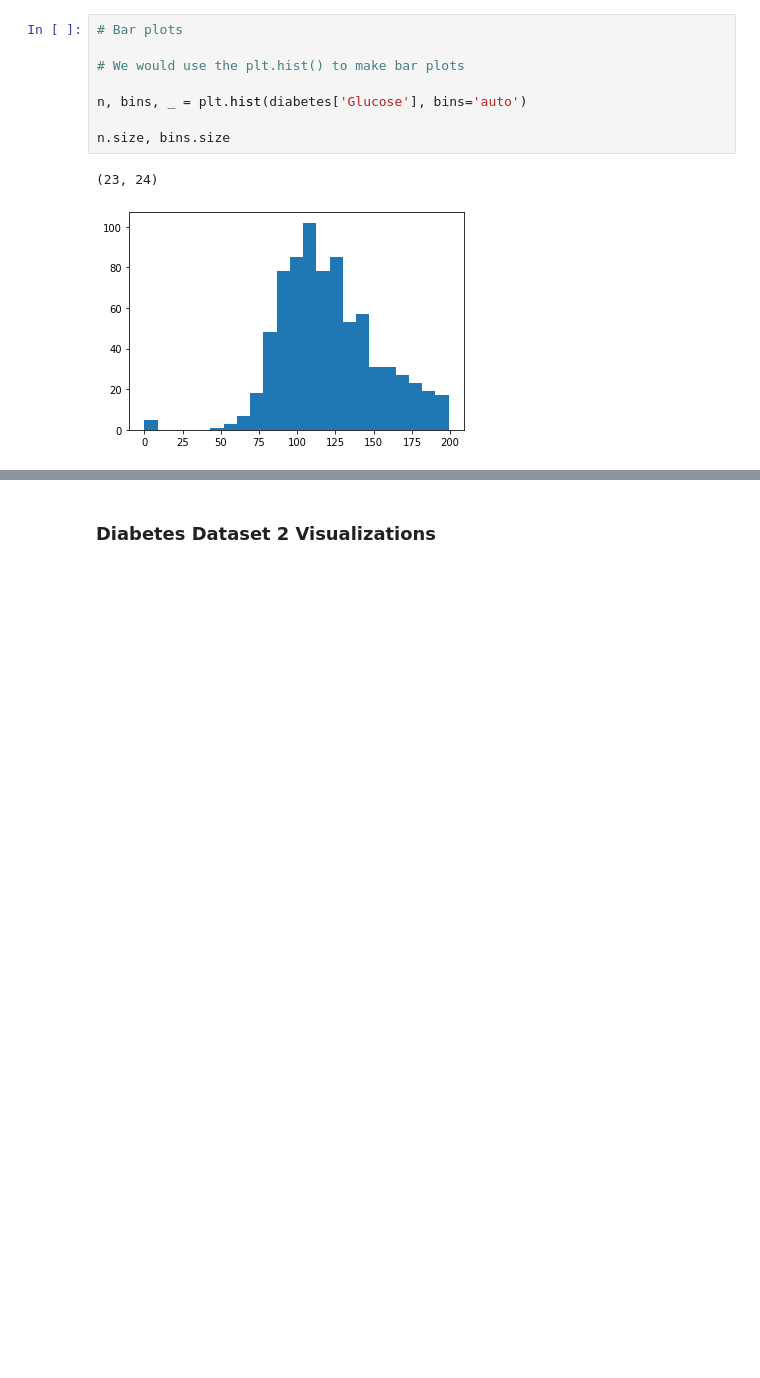
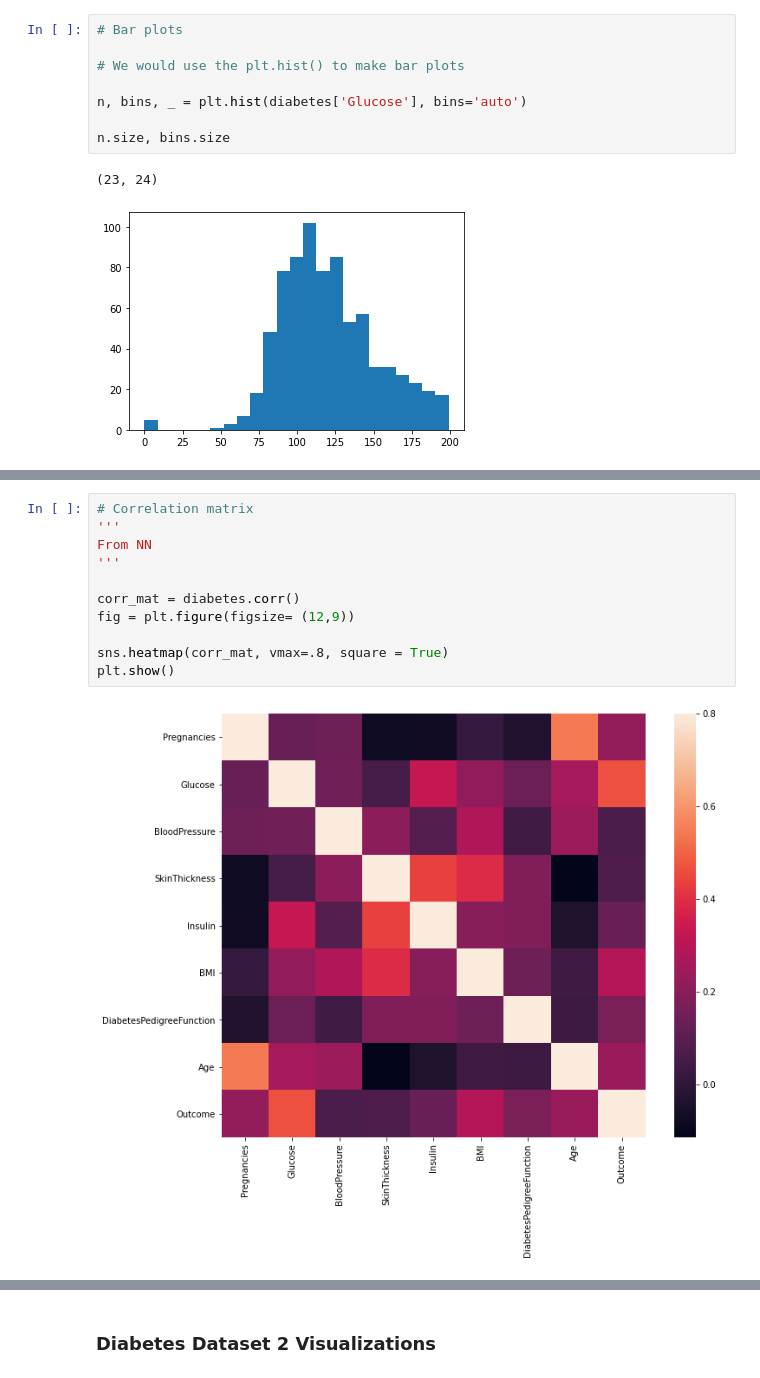
Before and after one commit to psalinas505/python-diabetes, a Jupyter notebook: Python_Diabetes_PS_NN_BB.ipynb, the cells around one changed output, grey strips where cells are left out. Saved outputs shown, nothing was run; the diff lists cells and outputs as text; blank space fills up the shorter version.

```diff
--- a/Python_Diabetes_PS_NN_BB.ipynb
+++ b/Python_Diabetes_PS_NN_BB.ipynb
@@ -238,0 +431,13 @@ n.size, bins.size
+# %%
+# Correlation matrix
+'''
+From NN
+'''
+
+corr_mat = diabetes.corr()
+fig = plt.figure(figsize= (12,9))
+
+sns.heatmap(corr_mat, vmax=.8, square = True)
+plt.show()
+# %% [output]
+[figure, added]
```
Also changed, not shown: parts of 41 cells of this notebook.
